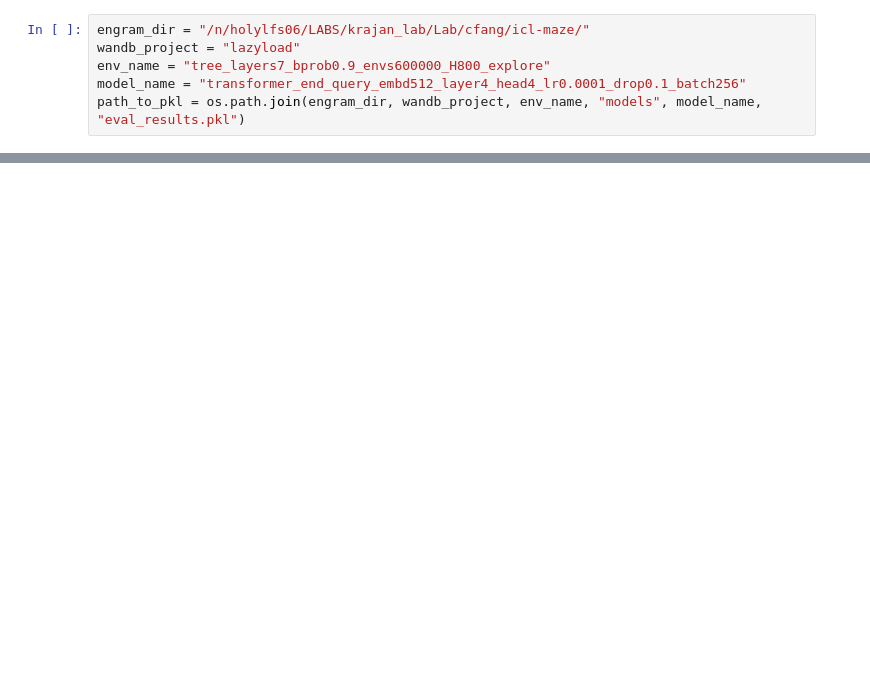
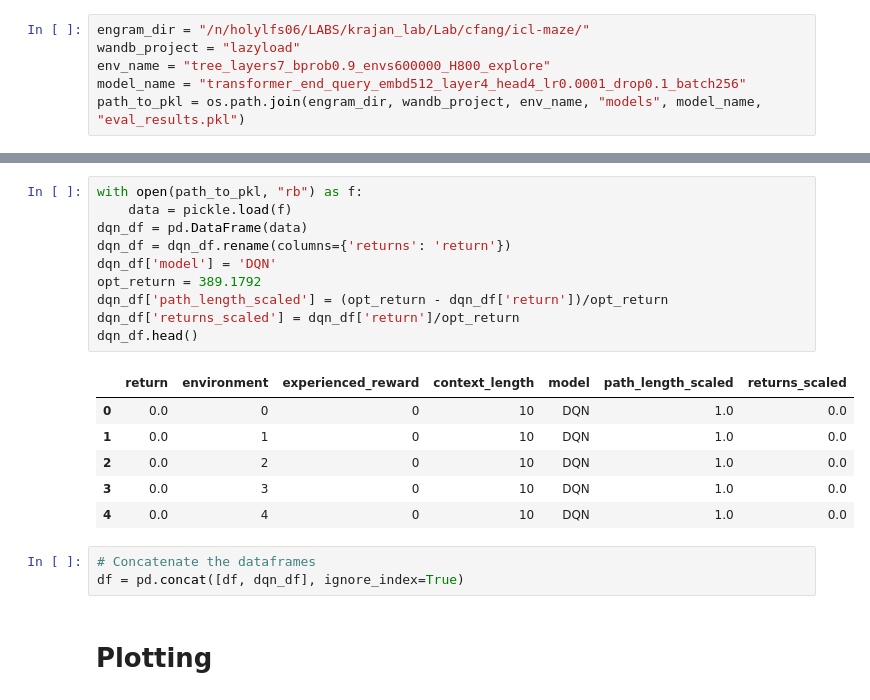
Before and after one commit to chingf/icl-maze, a Jupyter notebook: notebooks/plotting.ipynb, the cells around one changed output, grey strips where cells are left out. Saved outputs shown, nothing was run; the diff lists cells and outputs as text; blank space fills up the shorter version.

```diff
--- a/notebooks/plotting.ipynb
+++ b/notebooks/plotting.ipynb
@@ -28,3 +37,25 @@ df.head()
+# %%
+with open(path_to_pkl, "rb") as f:
+    data = pickle.load(f)
+dqn_df = pd.DataFrame(data)
+dqn_df = dqn_df.rename(columns={'returns': 'return'})
+dqn_df['model'] = 'DQN'
+opt_return = 389.1792
+dqn_df['path_length_scaled'] = (opt_return - dqn_df['return'])/opt_return
+dqn_df['returns_scaled'] = dqn_df['return']/opt_return
+dqn_df.head()
+# %% [output]
+|  | return | environment | experienced_reward | context_length | model | path_length_scaled | returns_scaled |
+| 0 | 0.0 | 0 | 0 | 10 | DQN | 1.0 | 0.0 |
+| 1 | 0.0 | 1 | 0 | 10 | DQN | 1.0 | 0.0 |
+| 2 | 0.0 | 2 | 0 | 10 | DQN | 1.0 | 0.0 |
+| 3 | 0.0 | 3 | 0 | 10 | DQN | 1.0 | 0.0 |
+| 4 | 0.0 | 4 | 0 | 10 | DQN | 1.0 | 0.0 |
+# %%
+# Concatenate the dataframes
+df = pd.concat([df, dqn_df], ignore_index=True)
+# %% [markdown]
+# Plotting
 # %%
 from scipy.optimize import curve_fit
 def exp_func(x, a, b, c):
```
Also changed, not shown: parts of 8 cells of this notebook, 1 other file.
